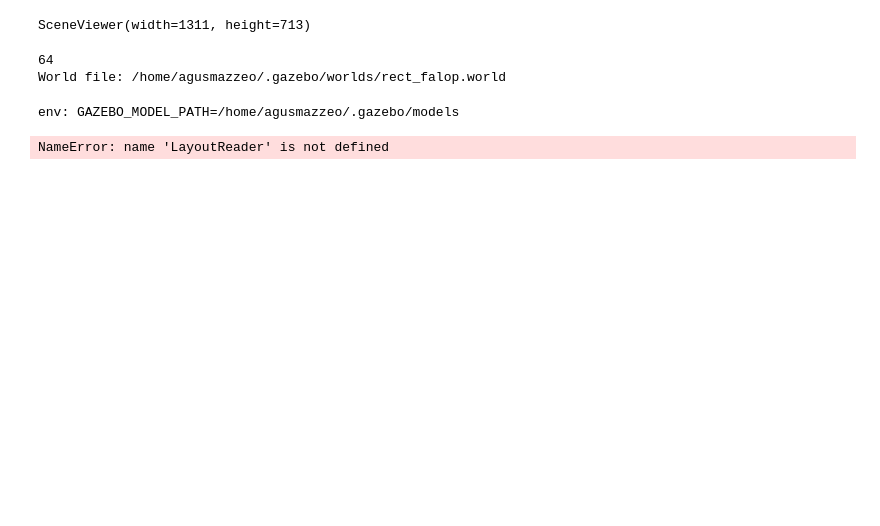
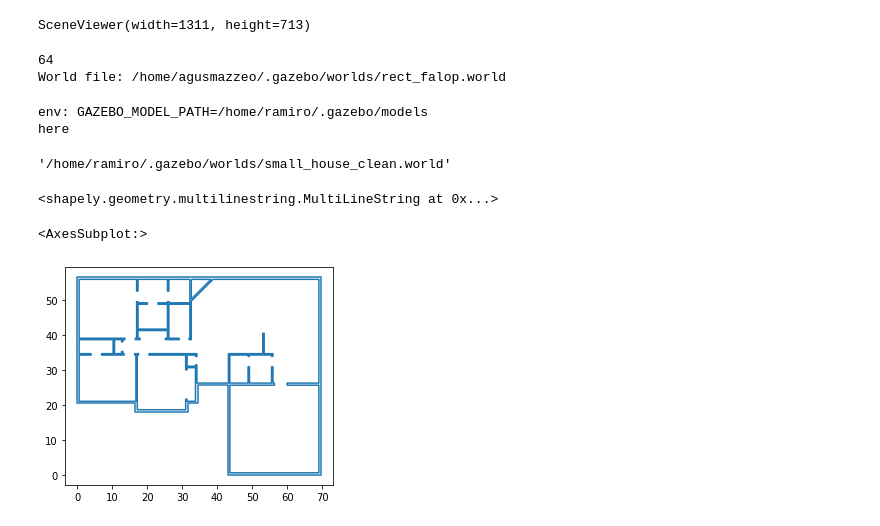
Before and after one commit to ekumenlabs/Frontier-Exploration-with-a-prior, a Jupyter notebook: Notebooks/Create_World_from_dxf.ipynb, the cells around one changed output. Cells and saved outputs as stored; diff of their text form; code cells hidden in the pictures; blank space fills up the shorter version.

```diff
--- a/Notebooks/Create_World_from_dxf.ipynb
+++ b/Notebooks/Create_World_from_dxf.ipynb
@@ -179,15 +250,21 @@ print('World file: {}'.format(full_world_filename))
 64
 World file: /home/agusmazzeo/.gazebo/worlds/rect_falop.world
 # %%
-%env GAZEBO_MODEL_PATH=/home/agusmazzeo/.gazebo/models
+%env GAZEBO_MODEL_PATH=/home/ramiro/.gazebo/models
 
 import os
+from FrontierExploration.preprocessing.layout.reader import LayoutReader
 
 base_dir = os.getcwd()
 files_dir = f"{base_dir}/files"
 
 layout_reader = LayoutReader(file_name=f"small_house_clean", file_extension="dxf", files_dir=f"{files_dir}/")
-layout_reader.create_gazebo_model(output_file_dir="/home/agusmazzeo/.gazebo", show=True)
+layout_reader.create_gazebo_model(output_file_dir="/home/ramiro/.gazebo", show=True)
 # %% [output]
-env: GAZEBO_MODEL_PATH=/home/agusmazzeo/.gazebo/models
+env: GAZEBO_MODEL_PATH=/home/ramiro/.gazebo/models
+here
-NameError: name 'LayoutReader' is not defined
+'/home/ramiro/.gazebo/worlds/small_house_clean.world'
+# %%
+layout_reader.layout.unary_union
+# %% [output]
+<shapely.geometry.multilinestring.MultiLineString at 0x...>
@@ -193,0 +274,6 @@ NameError: name 'LayoutReader' is not defined
+# %%
+ p = gpd.GeoSeries(layout_reader.layout.unary_union)
+p.plot()
+# %% [output]
+<AxesSubplot:>
+[figure, added]
```
Also changed, not shown: parts of 12 cells of this notebook, 7 other files.
